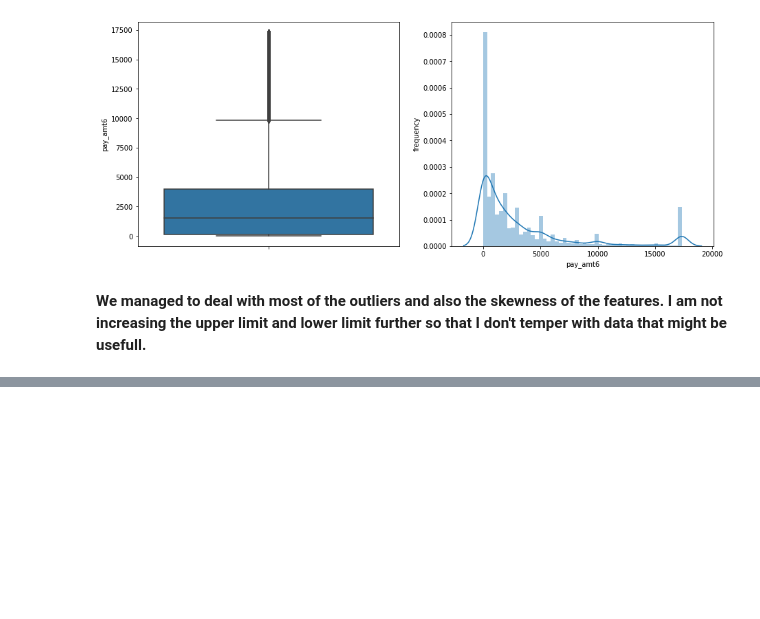
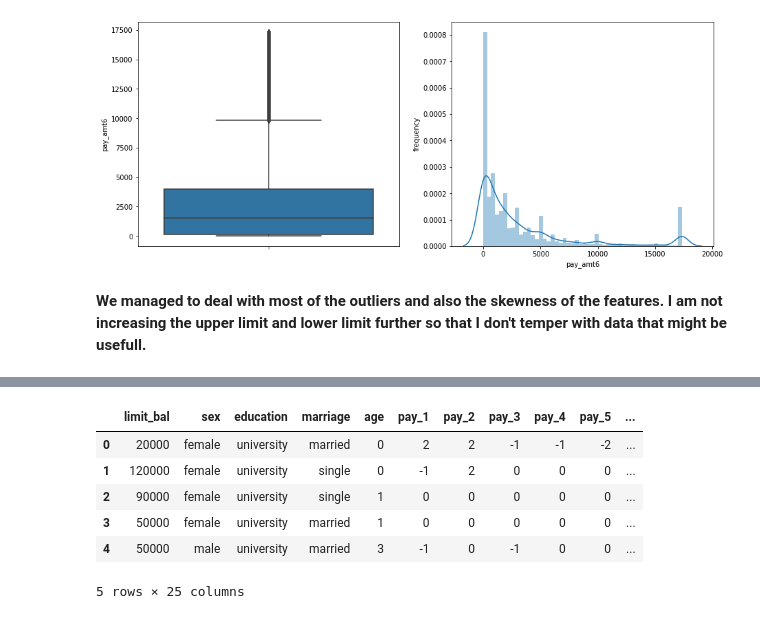
Before and after one commit to iamNirmeshGupta/Credit-Card-Default-Prediction, a Jupyter notebook: Credit_Card_Default_Prediction_Nirmesh_Gupta_Individual_Notebook.ipynb, the cells around one changed output, grey strips where cells are left out. Saved outputs shown, nothing was run; the diff lists cells and outputs as text; code cells hidden in the pictures; blank space fills up the shorter version.

```diff
--- a/Credit_Card_Default_Prediction_Nirmesh_Gupta_Individual_Notebook.ipynb
+++ b/Credit_Card_Default_Prediction_Nirmesh_Gupta_Individual_Notebook.ipynb
@@ -723,0 +765,11 @@ Name: age, dtype: int64
+# %%
+# Checking the updated dataframe
+df2.head()
+# %% [output]
+|  | limit_bal | sex | education | marriage | age | pay_1 | pay_2 | pay_3 | pay_4 | pay_5 | ... |
+| 0 | 20000 | female | university | married | 0 | 2 | 2 | -1 | -1 | -2 | ... |
+| 1 | 120000 | female | university | single | 0 | -1 | 2 | 0 | 0 | 0 | ... |
+| 2 | 90000 | female | university | single | 1 | 0 | 0 | 0 | 0 | 0 | ... |
+| 3 | 50000 | female | university | married | 1 | 0 | 0 | 0 | 0 | 0 | ... |
+| 4 | 50000 | male | university | married | 3 | -1 | 0 | -1 | 0 | 0 | ... |
+5 rows × 25 columns
```
Also changed, not shown: parts of 50 cells of this notebook.
